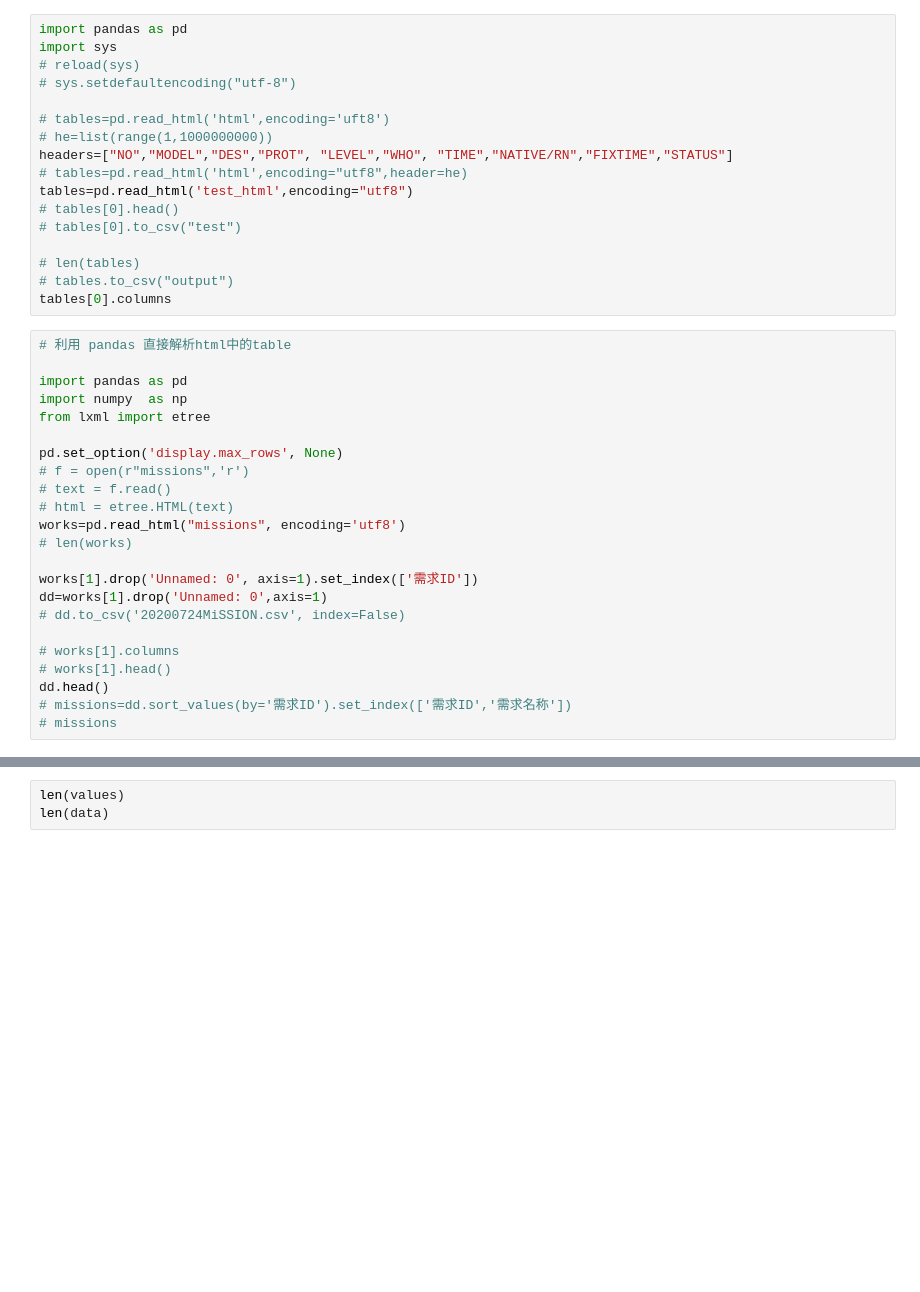
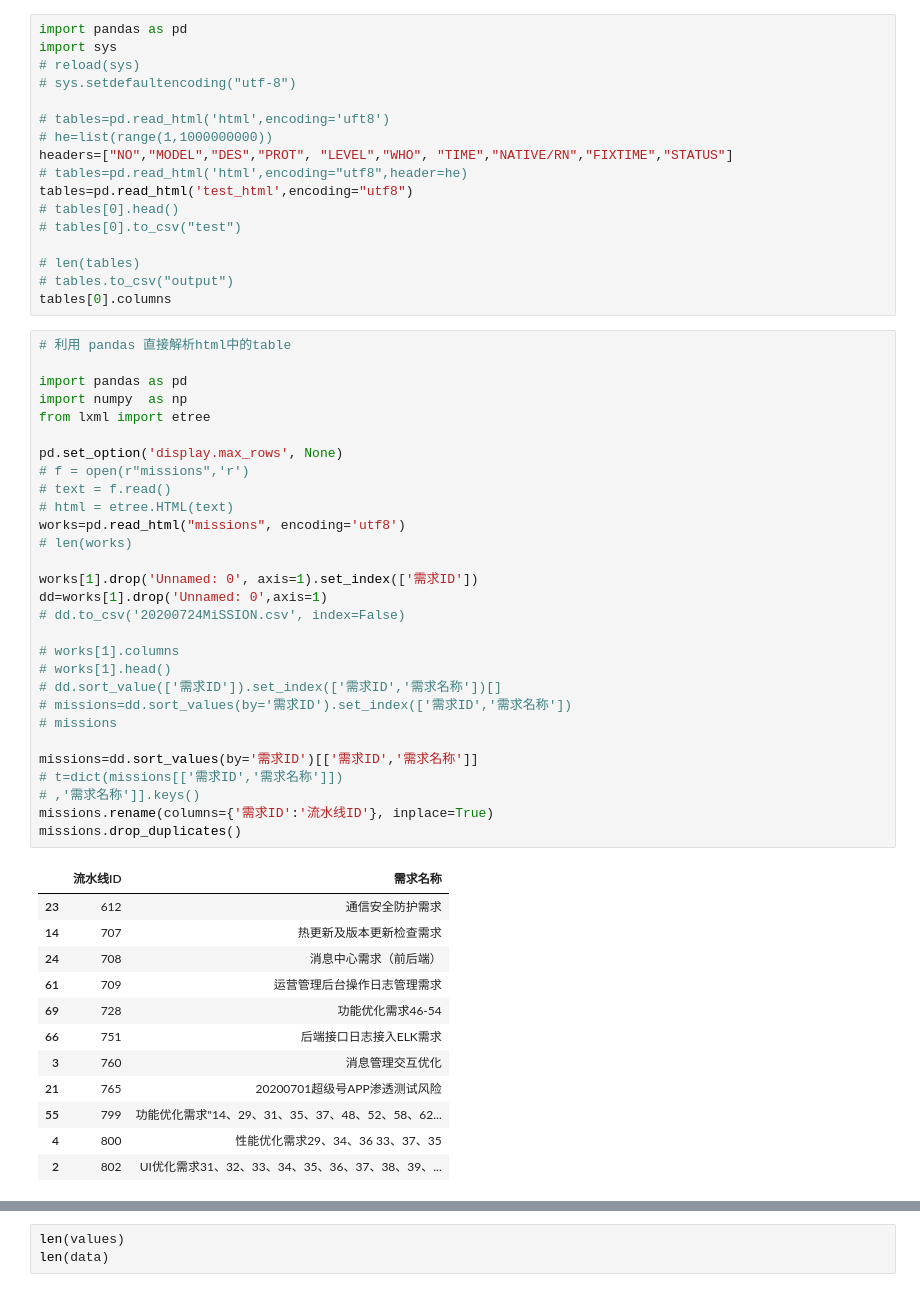
Before and after one commit to YangChun7uan/Py, a Jupyter notebook: confluence.ipynb, the cells around one changed output, grey strips where cells are left out. Cells and saved outputs as stored; diff of their text form; blank space fills up the shorter version.

```diff
--- a/confluence.ipynb
+++ b/confluence.ipynb
@@ -144,26 +148,45 @@ tables[0].columns
 # %%
 # 利用 pandas 直接解析html中的table
 
 import pandas as pd
 import numpy  as np
 from lxml import etree
 
 pd.set_option('display.max_rows', None)
 # f = open(r"missions",'r')
 # text = f.read()
 # html = etree.HTML(text)
 works=pd.read_html("missions", encoding='utf8')
 # len(works)
 
 works[1].drop('Unnamed: 0', axis=1).set_index(['需求ID'])
 dd=works[1].drop('Unnamed: 0',axis=1)
 # dd.to_csv('20200724MiSSION.csv', index=False)
 
 # works[1].columns
 # works[1].head()
-dd.head()
+# dd.sort_value(['需求ID']).set_index(['需求ID','需求名称'])[]
 # missions=dd.sort_values(by='需求ID').set_index(['需求ID','需求名称'])
 # missions
+
+missions=dd.sort_values(by='需求ID')[['需求ID','需求名称']]
+# t=dict(missions[['需求ID','需求名称']])
+# ,'需求名称']].keys()
+missions.rename(columns={'需求ID':'流水线ID'}, inplace=True)
+missions.drop_duplicates()
+# %% [output]
+|  | 流水线ID | 需求名称 |
+| 23 | 612 | 通信安全防护需求 |
+| 14 | 707 | 热更新及版本更新检查需求 |
+| 24 | 708 | 消息中心需求（前后端） |
+| 61 | 709 | 运营管理后台操作日志管理需求 |
+| 69 | 728 | 功能优化需求46-54 |
+| 66 | 751 | 后端接口日志接入ELK需求 |
+| 3 | 760 | 消息管理交互优化 |
+| 21 | 765 | 20200701超级号APP渗透测试风险 |
+| 55 | 799 | 功能优化需求"14、29、31、35、37、48、52、58、62... |
+| 4 | 800 | 性能优化需求29、34、36 33、37、35 |
+| 2 | 802 | UI优化需求31、32、33、34、35、36、37、38、39、... |
 # %%
 # missions=pd.read_csv('missions',skiprows=[0])
 missions=dd.sort_values(by='需求ID')[['需求ID','需求名称','开发人员']]
```
Also changed, not shown: parts of 3 cells of this notebook, 12 other files.
